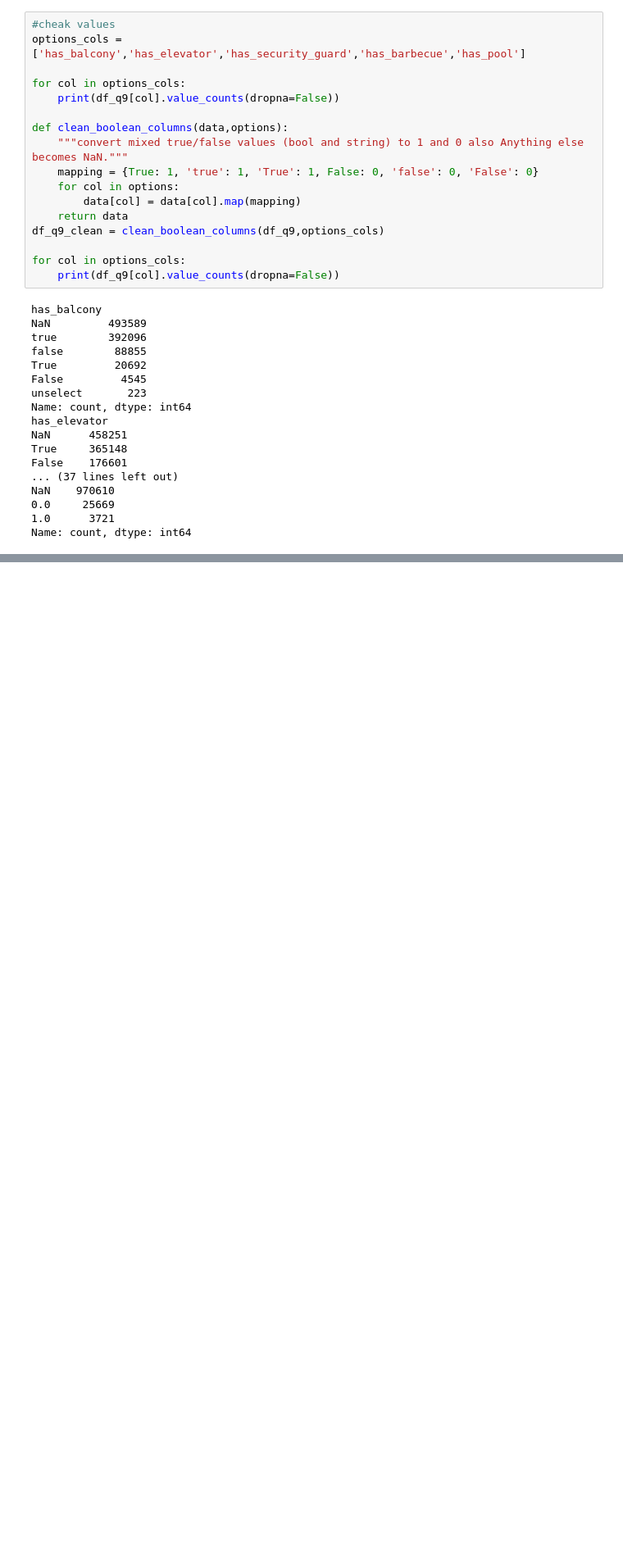
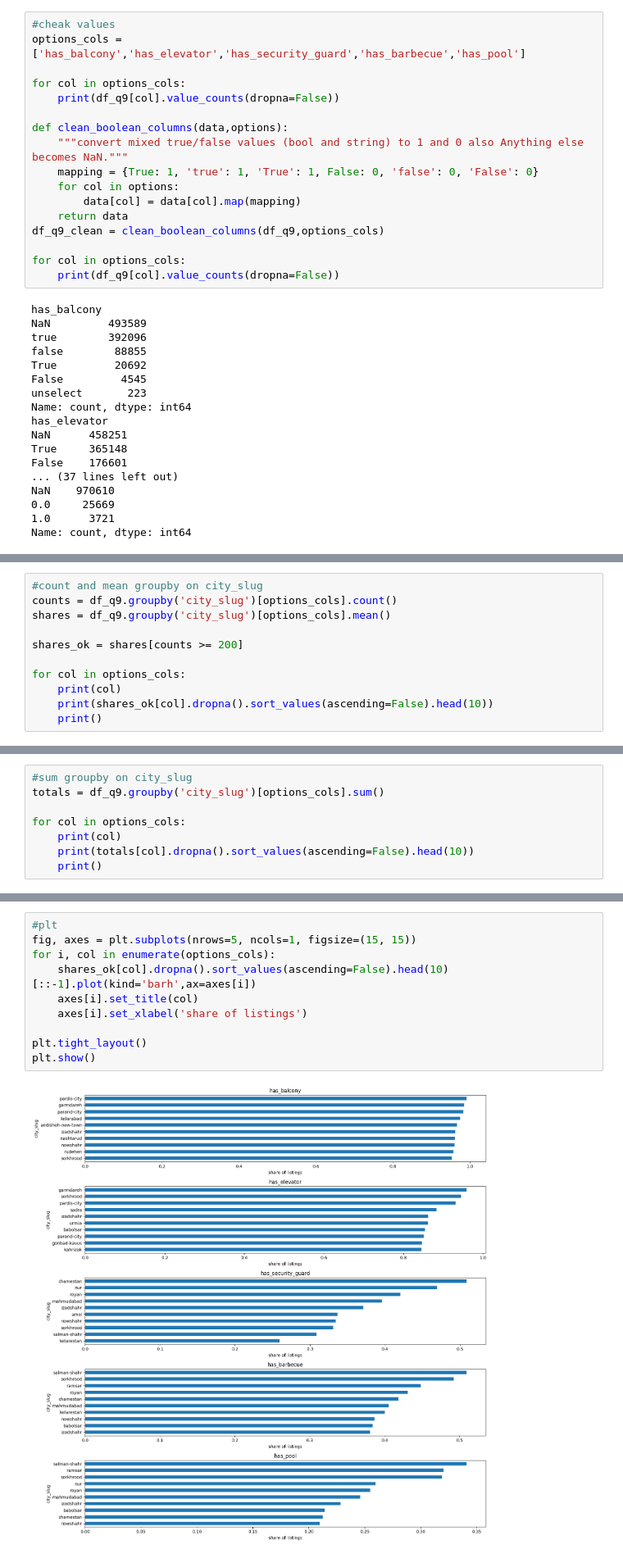
Before and after one commit to aminrafi394/quera-AI-first-project, a Jupyter notebook: notebooks/q8_q9_mahdi.ipynb, the cells around one changed output, grey strips where cells are left out. Shown at 82% size. Drawn from its saved outputs; the diff is of its cells as text; blank space fills up the shorter version.

Commit message:
Add Q9 amenity analysis and charts

```diff
--- a/notebooks/q8_q9_mahdi.ipynb
+++ b/notebooks/q8_q9_mahdi.ipynb
@@ -327,0 +382,11 @@ Name: count, dtype: int64
+# %%
+#count and mean groupby on city_slug
+counts = df_q9.groupby('city_slug')[options_cols].count()
+shares = df_q9.groupby('city_slug')[options_cols].mean()
+
+shares_ok = shares[counts >= 200]
+
+for col in options_cols:
+    print(col)
+    print(shares_ok[col].dropna().sort_values(ascending=False).head(10))
+    print()
@@ -327,0 +411,8 @@ Name: count, dtype: int64
+# %%
+#sum groupby on city_slug
+totals = df_q9.groupby('city_slug')[options_cols].sum()
+
+for col in options_cols:
+    print(col)
+    print(totals[col].dropna().sort_values(ascending=False).head(10))
+    print()
@@ -327,0 +441,12 @@ Name: count, dtype: int64
+# %%
+#plt
+fig, axes = plt.subplots(nrows=5, ncols=1, figsize=(15, 15))
+for i, col in enumerate(options_cols):
+    shares_ok[col].dropna().sort_values(ascending=False).head(10)[::-1].plot(kind='barh',ax=axes[i])
+    axes[i].set_title(col)
+    axes[i].set_xlabel('share of listings')
+
+plt.tight_layout()
+plt.show()
+# %% [output]
+[figure, added]
```
Also changed, not shown: parts of 7 cells of this notebook.
